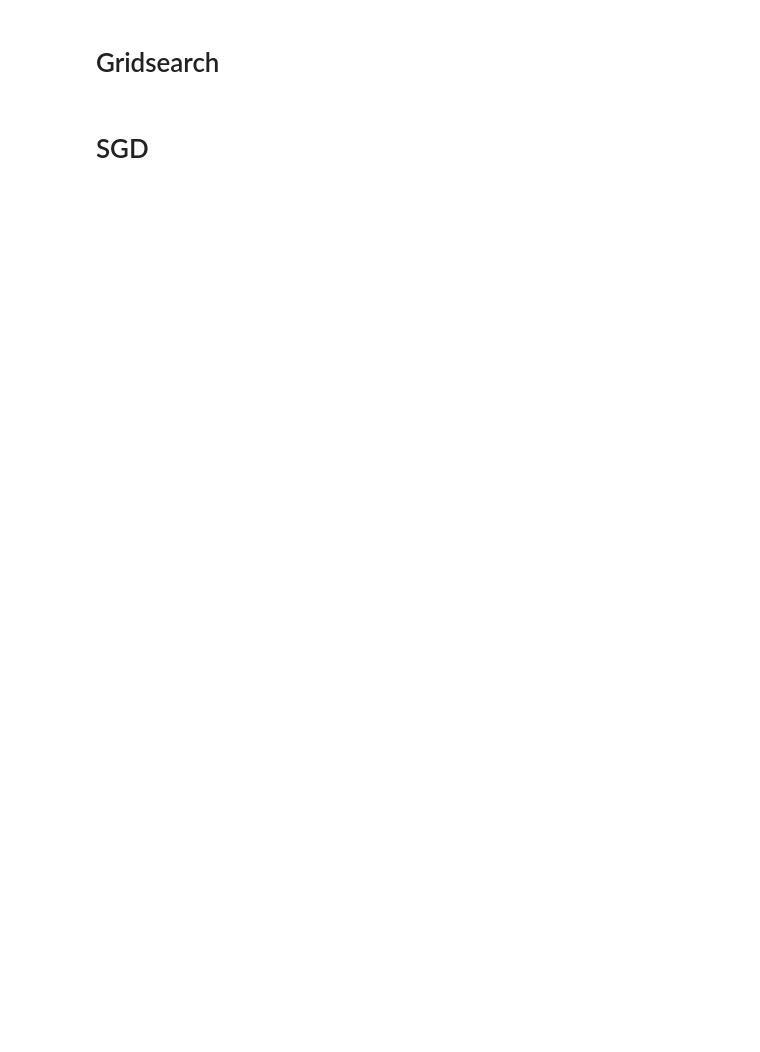
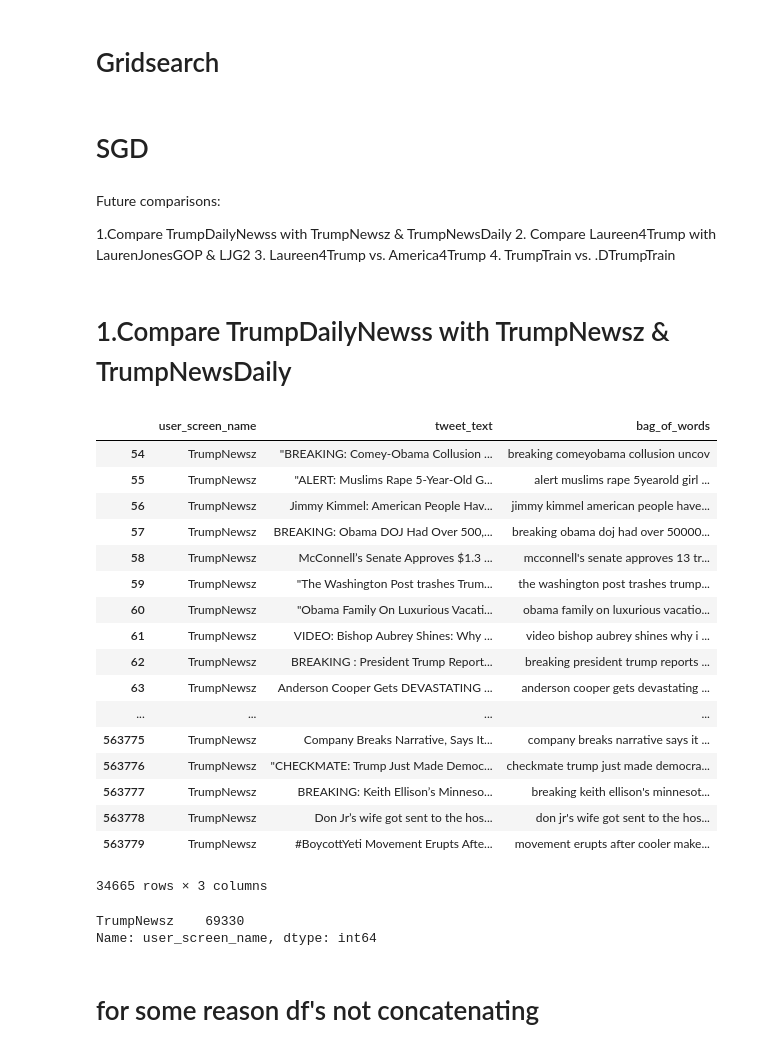
Before and after one commit to sandroclark/Venezuelan-Intrusion, a Jupyter notebook: classifiying_with_vectorize_after_train_test_split.ipynb, the cells around one changed output. Drawn from its saved outputs; the diff is of its cells as text; code cells hidden in the pictures; blank space fills up the shorter version.

```diff
--- a/classifiying_with_vectorize_after_train_test_split.ipynb
+++ b/classifiying_with_vectorize_after_train_test_split.ipynb
@@ -1011,0 +1010,36 @@ plt.show()
+# %% [markdown]
+Future comparisons:
+
+1.Compare TrumpDailyNewss with TrumpNewsz & TrumpNewsDaily
+2. Compare Laureen4Trump  with LaurenJonesGOP & LJG2
+3. Laureen4Trump vs. America4Trump
+4. TrumpTrain vs. .DTrumpTrain
+# %% [markdown]
+# 1.Compare TrumpDailyNewss with TrumpNewsz & TrumpNewsDaily
+# %%
+# Creating Trump Daily news to compare with other Trumpnews
+TrumpDailyNewss = data[data.user_screen_name == 'TrumpDailyNewss']
+#TrumpNewsz
+#TrumpNewsDaily_
+#TrumpTrainNewss
+# %%
+TrumpDailyNewss
+# %% [output]
+|  | user_screen_name | tweet_text | bag_of_words |
+| 54 | TrumpNewsz | "BREAKING: Comey-Obama Collusion ... | breaking comeyobama collusion uncov |
+| 55 | TrumpNewsz | "ALERT: Muslims Rape 5-Year-Old G... | alert muslims rape 5yearold girl ... |
+| 56 | TrumpNewsz | Jimmy Kimmel: American People Hav... | jimmy kimmel american people have... |
+| 57 | TrumpNewsz | BREAKING: Obama DOJ Had Over 500,... | breaking obama doj had over 50000... |
+| 58 | TrumpNewsz | McConnell’s Senate Approves $1.3 ... | mcconnell's senate approves 13 tr... |
+| 59 | TrumpNewsz | "The Washington Post trashes Trum... | the washington post trashes trump... |
+| 60 | TrumpNewsz | "Obama Family On Luxurious Vacati... | obama family on luxurious vacatio... |
+| 61 | TrumpNewsz | VIDEO: Bishop Aubrey Shines: Why ... | video bishop aubrey shines why i ... |
+| 62 | TrumpNewsz | BREAKING : President Trump Report... | breaking president trump reports ... |
+| 63 | TrumpNewsz | Anderson Cooper Gets DEVASTATING ... | anderson cooper gets devastating ... |
+| ... | ... | ... | ... |
+| 563775 | TrumpNewsz | Company Breaks Narrative, Says It... | company breaks narrative says it ... |
+| 563776 | TrumpNewsz | "CHECKMATE: Trump Just Made Democ... | checkmate trump just made democra... |
+| 563777 | TrumpNewsz | BREAKING: Keith Ellison’s Minneso... | breaking keith ellison's minnesot... |
+| 563778 | TrumpNewsz | Don Jr’s wife got sent to the hos... | don jr's wife got sent to the hos... |
+| 563779 | TrumpNewsz | #BoycottYeti Movement Erupts Afte... | movement erupts after cooler make... |
+34665 rows × 3 columns
@@ -1011,0 +1051,7 @@ plt.show()
+# %%
+TDN_vs_TrumpNewsz.user_screen_name.value_counts()
+# %% [output]
+TrumpNewsz    69330
+Name: user_screen_name, dtype: int64
+# %% [markdown]
+# for some reason df's not concatenating
```
Also changed, not shown: parts of 56 cells of this notebook, 3 other files.
